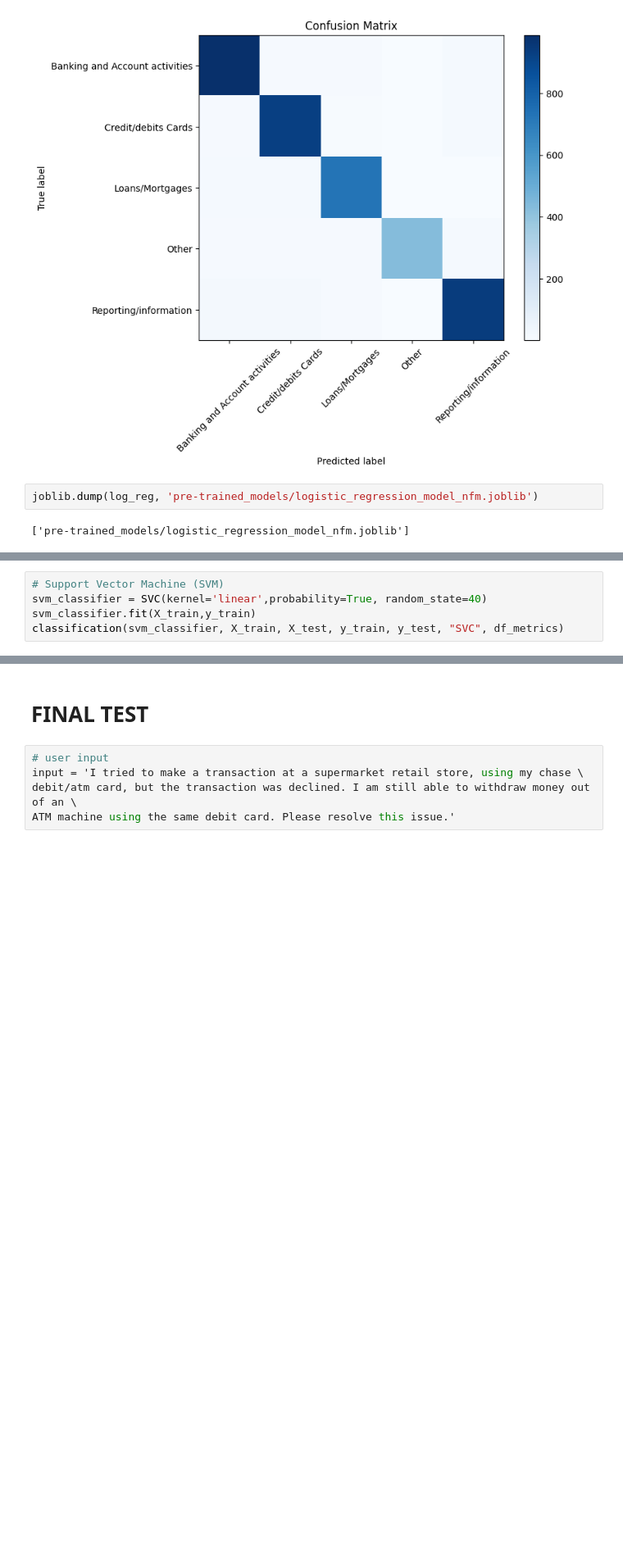
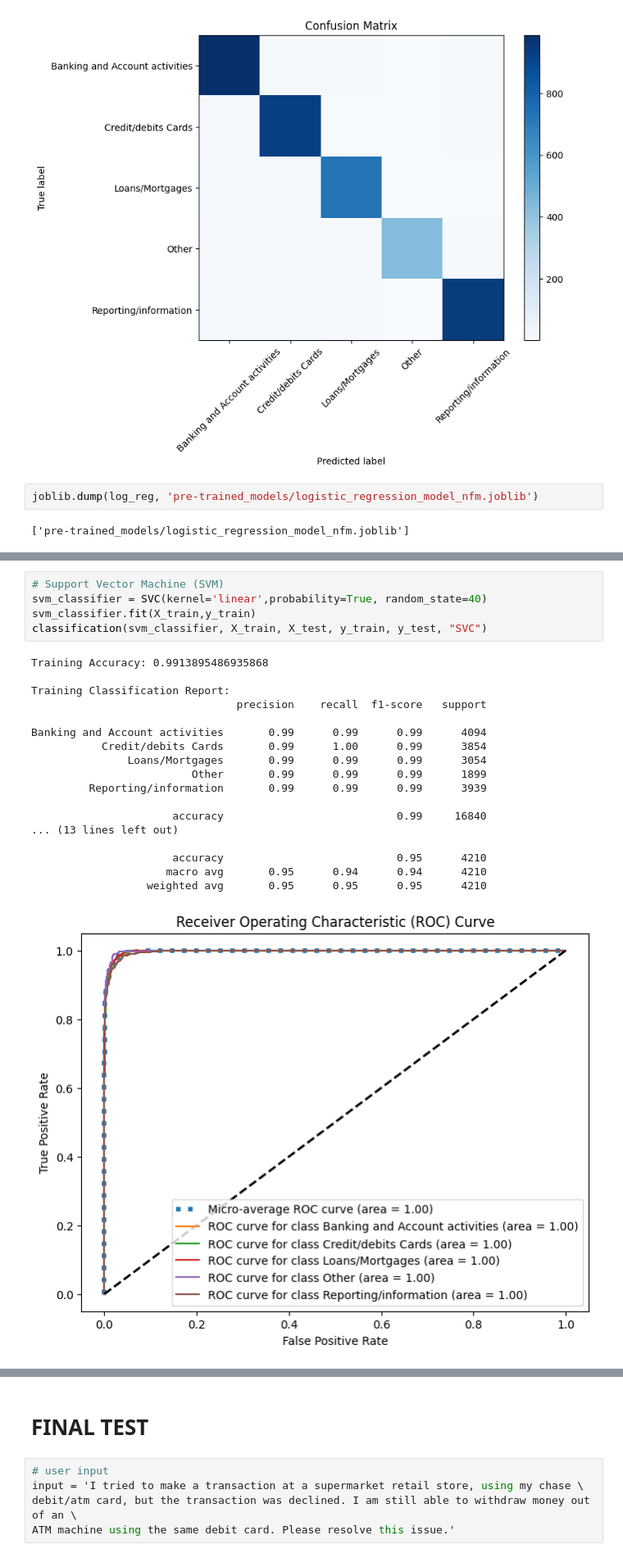
Before and after one commit to mosinsky/Multiclass_Classification, a Jupyter notebook: model.ipynb, the cells around one changed output, grey strips where cells are left out. Shown at 82% size. Drawn from its saved outputs; the diff is of its cells as text; blank space fills up the shorter version.

```diff
--- a/model.ipynb
+++ b/model.ipynb
@@ -570,5 +787,24 @@ classification(random_forest, X_train, X_test, y_train, y_test, "RandomForestCla
 # %%
 # Support Vector Machine (SVM)
 svm_classifier = SVC(kernel='linear',probability=True, random_state=40)
 svm_classifier.fit(X_train,y_train)
-classification(svm_classifier, X_train, X_test, y_train, y_test, "SVC", df_metrics)
+classification(svm_classifier, X_train, X_test, y_train, y_test, "SVC")
+# %% [output]
+Training Accuracy: 0.9913895486935868
+
+Training Classification Report:
+                                precision    recall  f1-score   support
+
+Banking and Account activities       0.99      0.99      0.99      4094
+           Credit/debits Cards       0.99      1.00      0.99      3854
+               Loans/Mortgages       0.99      0.99      0.99      3054
+                         Other       0.99      0.99      0.99      1899
+         Reporting/information       0.99      0.99      0.99      3939
+
+                      accuracy                           0.99     16840
+... (13 lines left out)
+
+                      accuracy                           0.95      4210
+                     macro avg       0.95      0.94      0.94      4210
+                  weighted avg       0.95      0.95      0.95      4210
+[figure, added]
```
Also changed, not shown: parts of 34 cells of this notebook, 3 other files.
